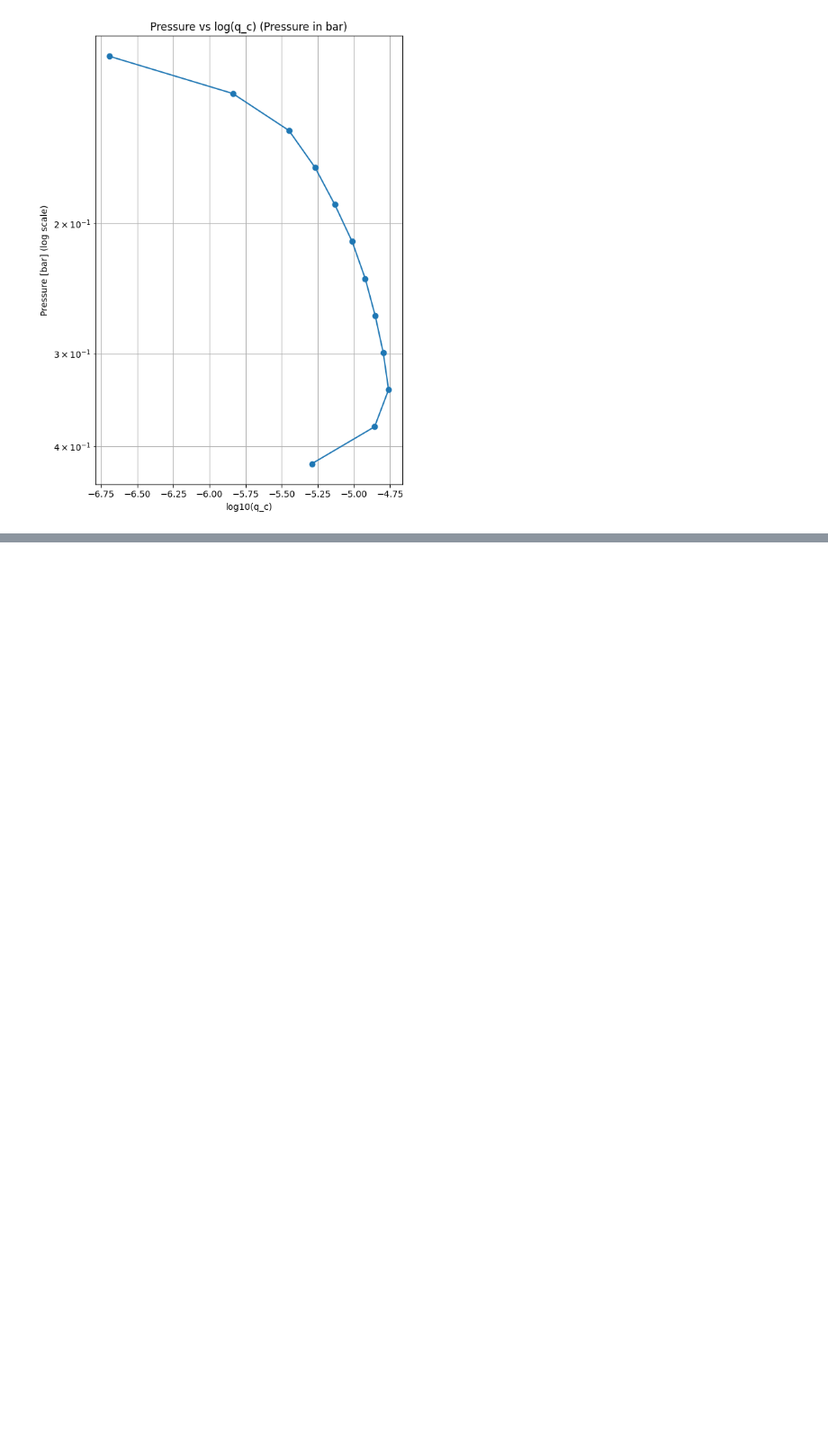
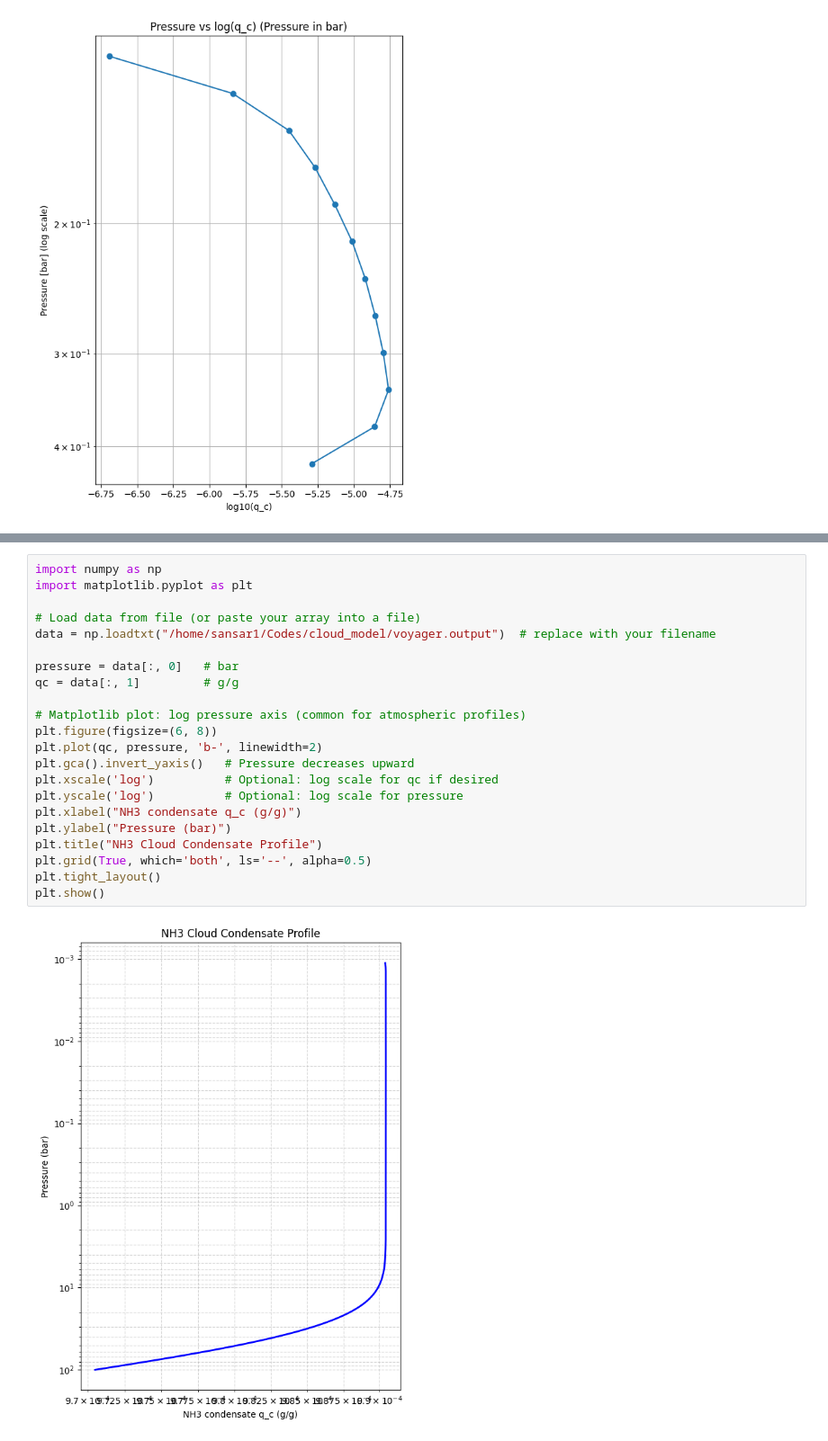
Before and after one commit to soumi-mandal1903/cloud_model, a Jupyter notebook: jupyter/plot.ipynb, the cells around one changed output, grey strips where cells are left out. Shown at 90% size. Cells and saved outputs as stored; diff of their text form; blank space fills up the shorter version.

```diff
--- a/jupyter/plot.ipynb
+++ b/jupyter/plot.ipynb
@@ -269,3 +269,27 @@ if __name__ == "__main__":
 # %% [output]
 Saved figure to voyager_qc_log_only.png
 [figure]
+# %%
+import numpy as np
+import matplotlib.pyplot as plt
+
+# Load data from file (or paste your array into a file)
+data = np.loadtxt("/home/sansar1/Codes/cloud_model/voyager.output")  # replace with your filename
+
+pressure = data[:, 0]   # bar
+qc = data[:, 1]         # g/g
+
+# Matplotlib plot: log pressure axis (common for atmospheric profiles)
+plt.figure(figsize=(6, 8))
+plt.plot(qc, pressure, 'b-', linewidth=2)
+plt.gca().invert_yaxis()   # Pressure decreases upward
+plt.xscale('log')          # Optional: log scale for qc if desired
+plt.yscale('log')          # Optional: log scale for pressure
+plt.xlabel("NH3 condensate q_c (g/g)")
+plt.ylabel("Pressure (bar)")
+plt.title("NH3 Cloud Condensate Profile")
+plt.grid(True, which='both', ls='--', alpha=0.5)
+plt.tight_layout()
+plt.show()
+# %% [output]
+[figure, added]
```
Also changed, not shown: parts of 2 cells of this notebook, 17 other files.
